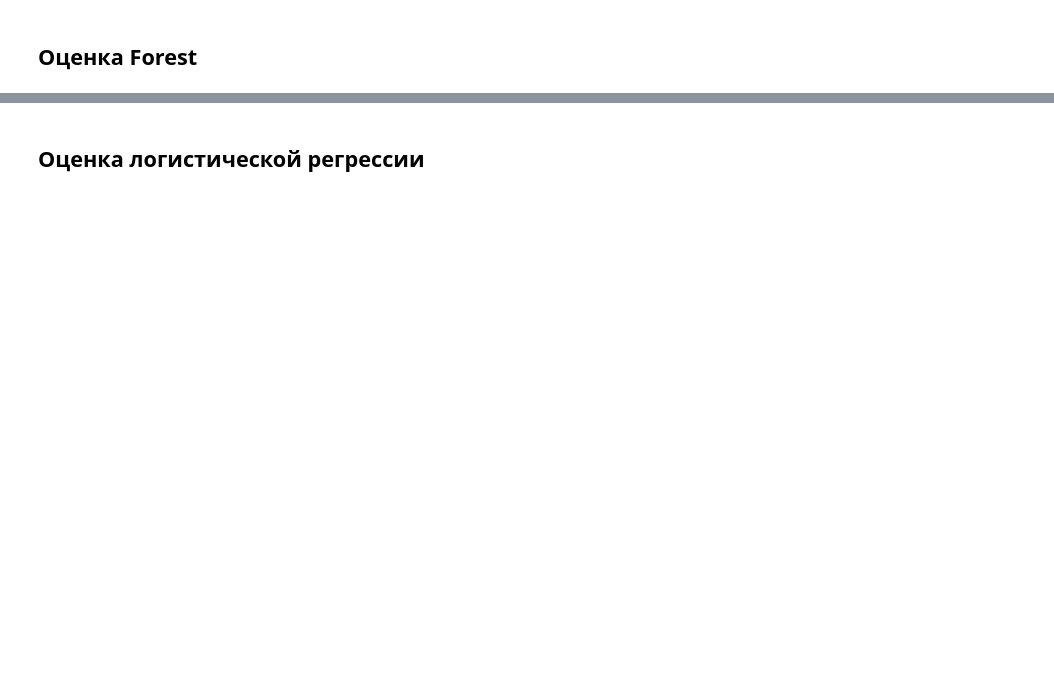
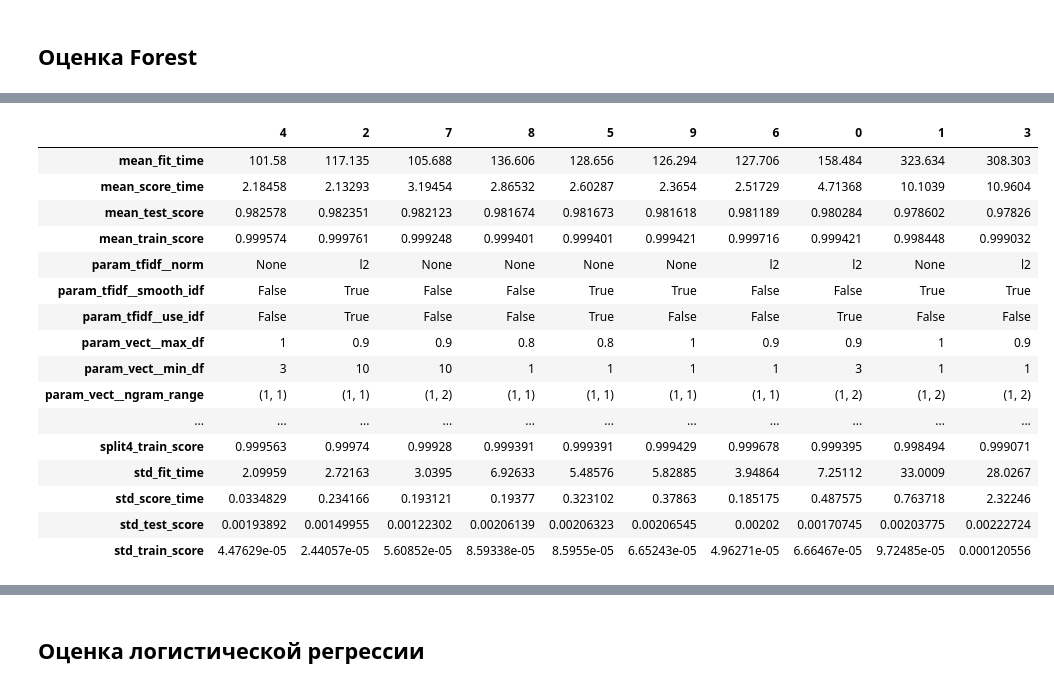
Before and after one commit to unifam123/sfml, a Jupyter notebook: hw_05/Vacancy Classification.ipynb, the cells around one changed output, grey strips where cells are left out. Drawn from its saved outputs; the diff is of its cells as text; code cells hidden in the pictures; blank space fills up the shorter version.

```diff
--- a/hw_05/Vacancy Classification.ipynb
+++ b/hw_05/Vacancy Classification.ipynb
@@ -100,4 +113,0 @@ sgd_gs_clf2 = GridSearchCV(sgd_clf2, parameters, n_jobs=-1, scoring='roc_auc')
-# %%
-%%time
-
-sgd_gs_clf2.fit(X, y).best_score_
@@ -135,2 +145,20 @@ frst_gs_clf.fit(X, y).best_score_
 # %%
-print_test_results(frst_gs_clf)
+print_test_results(frst_gs_clf).T
+# %% [output]
+|  | 4 | 2 | 7 | 8 | 5 | 9 | 6 | 0 | 1 | 3 |
+| mean_fit_time | 101.58 | 117.135 | 105.688 | 136.606 | 128.656 | 126.294 | 127.706 | 158.484 | 323.634 | 308.303 |
+| mean_score_time | 2.18458 | 2.13293 | 3.19454 | 2.86532 | 2.60287 | 2.3654 | 2.51729 | 4.71368 | 10.1039 | 10.9604 |
+| mean_test_score | 0.982578 | 0.982351 | 0.982123 | 0.981674 | 0.981673 | 0.981618 | 0.981189 | 0.980284 | 0.978602 | 0.97826 |
+| mean_train_score | 0.999574 | 0.999761 | 0.999248 | 0.999401 | 0.999401 | 0.999421 | 0.999716 | 0.999421 | 0.998448 | 0.999032 |
+| param_tfidf__norm | None | l2 | None | None | None | None | l2 | l2 | None | l2 |
+| param_tfidf__smooth_idf | False | True | False | False | True | True | False | False | True | True |
+| param_tfidf__use_idf | False | True | False | False | True | False | False | True | False | False |
+| param_vect__max_df | 1 | 0.9 | 0.9 | 0.8 | 0.8 | 1 | 0.9 | 0.9 | 1 | 0.9 |
+| param_vect__min_df | 3 | 10 | 10 | 1 | 1 | 1 | 1 | 3 | 1 | 1 |
+| param_vect__ngram_range | (1, 1) | (1, 1) | (1, 2) | (1, 1) | (1, 1) | (1, 1) | (1, 1) | (1, 2) | (1, 2) | (1, 2) |
+| ... | ... | ... | ... | ... | ... | ... | ... | ... | ... | ... |
+| split4_train_score | 0.999563 | 0.99974 | 0.99928 | 0.999391 | 0.999391 | 0.999429 | 0.999678 | 0.999395 | 0.998494 | 0.999071 |
+| std_fit_time | 2.09959 | 2.72163 | 3.0395 | 6.92633 | 5.48576 | 5.82885 | 3.94864 | 7.25112 | 33.0009 | 28.0267 |
+| std_score_time | 0.0334829 | 0.234166 | 0.193121 | 0.19377 | 0.323102 | 0.37863 | 0.185175 | 0.487575 | 0.763718 | 2.32246 |
+| std_test_score | 0.00193892 | 0.00149955 | 0.00122302 | 0.00206139 | 0.00206323 | 0.00206545 | 0.00202 | 0.00170745 | 0.00203775 | 0.00222724 |
+| std_train_score | 4.47629e-05 | 2.44057e-05 | 5.60852e-05 | 8.59338e-05 | 8.5955e-05 | 6.65243e-05 | 4.96271e-05 | 6.66467e-05 | 9.72485e-05 | 0.000120556 |
```
Also changed, not shown: parts of 26 cells of this notebook, 3 other files.
